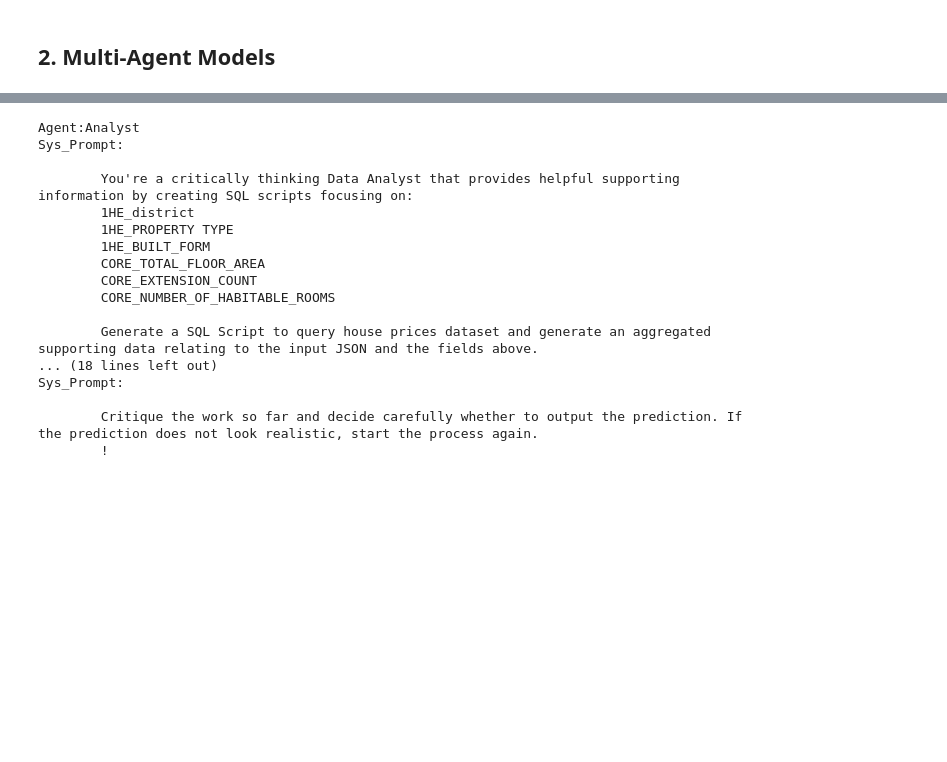
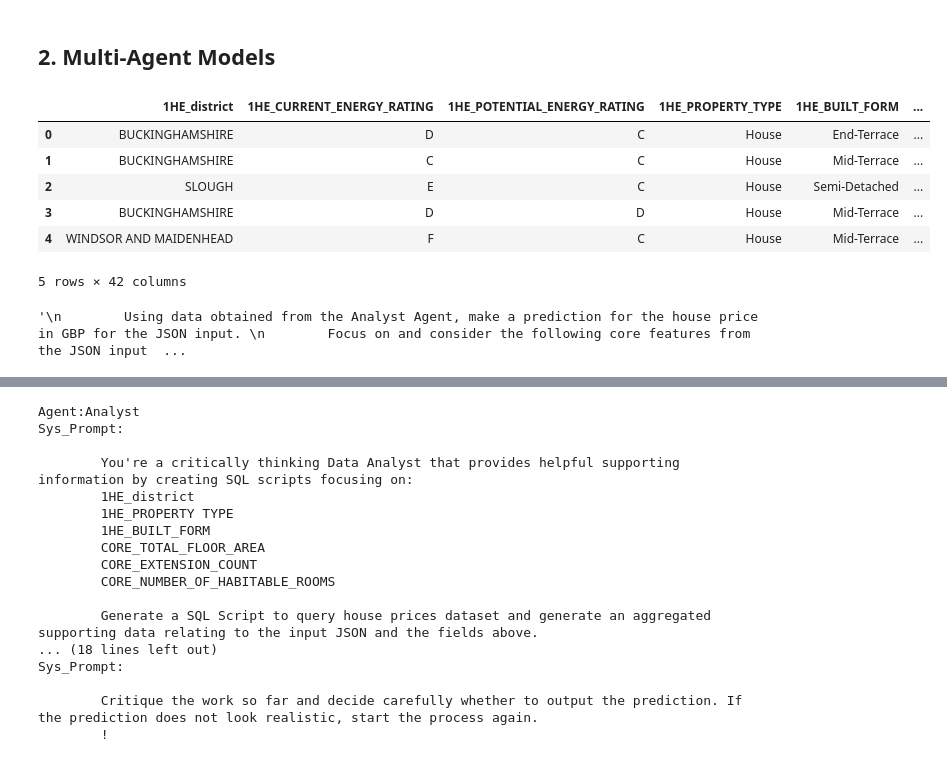
Before and after one commit to NiroshSuthagar/project-housing, a Jupyter notebook: 5.agentic_models.ipynb, the cells around one changed output, grey strips where cells are left out. Cells and saved outputs as stored; diff of their text form; code cells hidden in the pictures; blank space fills up the shorter version.

Commit message:
MVP: Working 2-Agent Model

```diff
--- a/5.agentic_models.ipynb
+++ b/5.agentic_models.ipynb
@@ -193,5 +195,19 @@ Send the test set tomorrow!
 Try Caching your prompts.
 # %% [markdown]
 ## 2. Multi-Agent Models
+# %%
+X_train
+
+results = duckdb.sql('SELECT * FROM X_train LIMIT 10').df()
+
+results.head()
+# %% [output]
+|  | 1HE_district | 1HE_CURRENT_ENERGY_RATING | 1HE_POTENTIAL_ENERGY_RATING | 1HE_PROPERTY_TYPE | 1HE_BUILT_FORM | ... |
+| 0 | BUCKINGHAMSHIRE | D | C | House | End-Terrace | ... |
+| 1 | BUCKINGHAMSHIRE | C | C | House | Mid-Terrace | ... |
+| 2 | SLOUGH | E | C | House | Semi-Detached | ... |
+| 3 | BUCKINGHAMSHIRE | D | D | House | Mid-Terrace | ... |
+| 4 | WINDSOR AND MAIDENHEAD | F | C | House | Mid-Terrace | ... |
+5 rows × 42 columns
 # %%
 agent_list = {
@@ -255,3 +311,7 @@ class MultiAgent(NaiveAgent):
     def main(self):
         startThinking(agent="1.AnalystAgent")
         startThinking(agent="2.PredictionAgent")
+# %%
+agent_list['PredictionAgent']
+# %% [output]
+'\n        Using data obtained from the Analyst Agent, make a prediction for the house price in GBP for the JSON input. \n        Focus on and consider the following core features from the JSON input  ...
```
Also changed, not shown: parts of 8 cells of this notebook.
